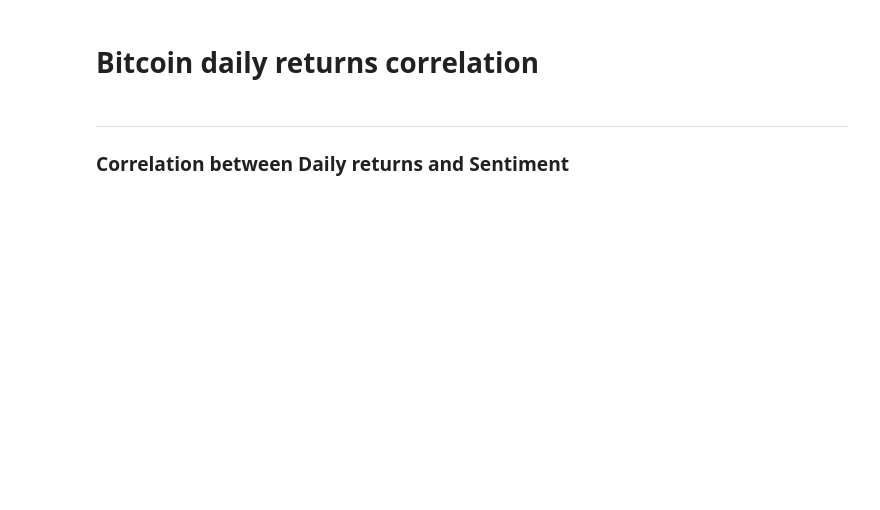
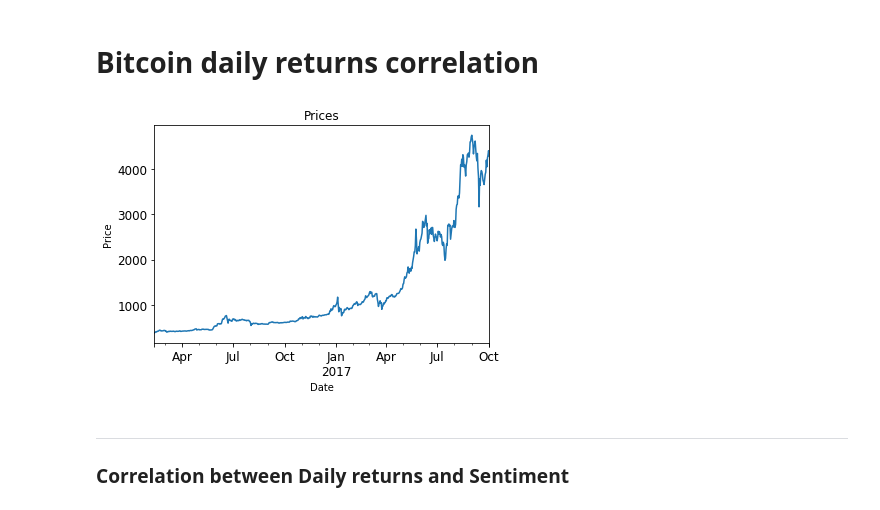
Before and after one commit to flamoedo/Bitcoin-sentiment-correlation, a Jupyter notebook: Bitcoin daily returns correlation.ipynb, the cells around one changed output. Saved outputs shown, nothing was run; the diff lists cells and outputs as text; code cells hidden in the pictures; blank space fills up the shorter version.

```diff
--- a/Bitcoin daily returns correlation.ipynb
+++ b/Bitcoin daily returns correlation.ipynb
@@ -23,3 +32,7 @@ datag = data[['Price','Sentiment']].groupby(data['Time']).mean()
+# %%
+plot_data(datag['Price'], title="Prices", ylabel="Price")
+# %% [output]
+[figure, added]
 # %% [markdown]
 ---
 
```
Also changed, not shown: parts of 5 cells of this notebook.
